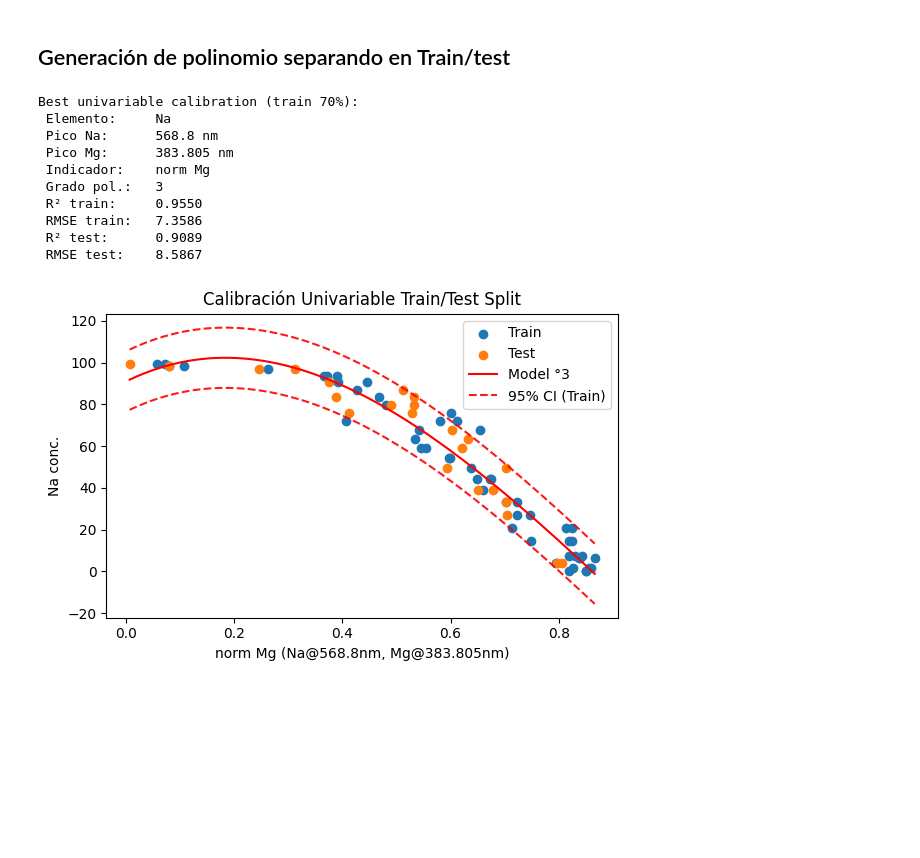
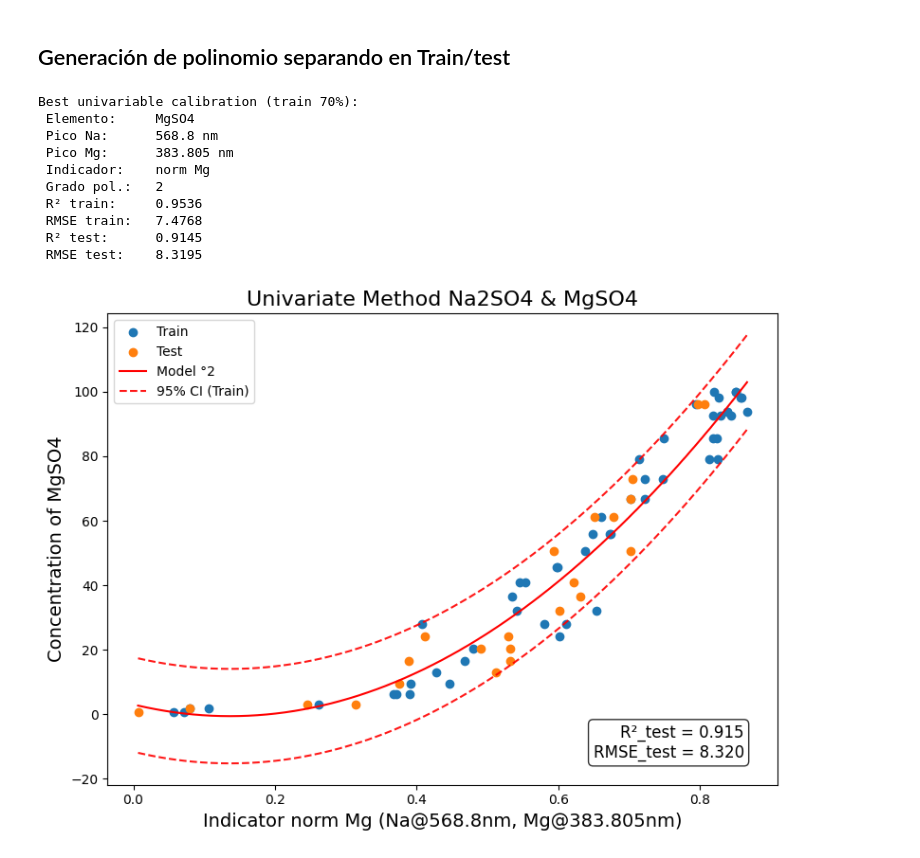
Before and after one commit to elsamoreno/LIBS_QUANTIFICATION_INTA, a Jupyter notebook: Machine Learning/Univariable.ipynb, the cells around one changed output. Saved outputs shown, nothing was run; the diff lists cells and outputs as text; code cells hidden in the pictures; blank space fills up the shorter version.

```diff
--- a/Machine Learning/Univariable.ipynb
+++ b/Machine Learning/Univariable.ipynb
@@ -321,7 +321,7 @@ for na_c, mg_c in itertools.product(na_centers, mg_centers):
         if np.isnan(ind_vals).any():
             continue
 
-        for elm_idx, elm_name in enumerate(['Na','Mg']):
+        for elm_idx, elm_name in enumerate(['Na2SO4','MgSO4']):
             y = conc[:, elm_idx]
             x = ind_vals
 
@@ -354,9 +354,9 @@ for na_c, mg_c in itertools.product(na_centers, mg_centers):
                     'x_te':      x_te, 'y_te': y_te, 'y_te_pred': y_te_pred,
                 })
 # %%
-#Selección del mejor según R²_train
-results.sort(key=lambda r: (-r['r2_train'], r['rmse_train']))
-best = results[0]
+#Selección del mejor según R²_test
+results.sort(key=lambda r: (-r['r2_test'], r['rmse_test']))
+best = results[1]
 
 print(f"\nBest univariable calibration (train {train_ratio*100:.0f}%):")
 print(f" Elemento:     {best['element']}")
@@ -370,41 +370,58 @@ print(f" R² test:      {best['r2_test']:.4f}")
 print(f" RMSE test:    {best['rmse_test']:.4f}")
 # %% [output]
 Best univariable calibration (train 70%):
- Elemento:     Na
+ Elemento:     MgSO4
  Pico Na:      568.8 nm
  Pico Mg:      383.805 nm
  Indicador:    norm Mg
- Grado pol.:   3
- R² train:     0.9550
- RMSE train:   7.3586
- R² test:      0.9089
- RMSE test:    8.5867
+ Grado pol.:   2
+ R² train:     0.9536
+ RMSE train:   7.4768
+ R² test:      0.9145
+ RMSE test:    8.3195
 # %%
 x_tr = best['x_tr']; y_tr = best['y_tr']
 x_te = best['x_te']; y_te = best['y_te']
 x_curve = np.linspace(min(x_tr.min(),x_te.min()),
                       max(x_tr.max(),x_te.max()), 200)
 # Plot train vs test y curva final
 rmse   = best['rmse_train']
 # calculo banda de confianza ~ ±1.96·RMSE
 ci = 1.96 * rmse
 pf = PolynomialFeatures(best['degree'], include_bias=True)
 Xp_curve = pf.fit_transform(x_curve.reshape(-1,1))
 y_curve = best['model'].predict(Xp_curve)
 
-plt.figure(figsize=(6,4))
+plt.figure(figsize=(8,6))
 plt.scatter(x_tr, y_tr, label='Train', color='C0')
 plt.scatter(x_te, y_te, label='Test',  color='C1')
 plt.plot(x_curve, y_curve, 'r-', label=f"Model °{best['degree']}")
 # bandas de confianza al 95%
 plt.plot(x_curve, y_curve + ci, '--', alpha=0.9, label='95% CI (Train)', color = 'Red')
 plt.plot(x_curve, y_curve - ci, '--', alpha=0.9,color = 'Red')
 
-plt.xlabel(f"{best['indicator']} (Na@{best['na_peak']}nm, Mg@{best['mg_peak']}nm)")
-plt.ylabel(f"{best['element']} conc.")
-plt.title("Calibración Univariable Train/Test Split")
+plt.xlabel(f"Indicator {best['indicator']} (Na@{best['na_peak']}nm, Mg@{best['mg_peak']}nm)",fontsize=14)
+plt.ylabel(f"Concentration of {best['element']}",fontsize=14)
+plt.title("Univariate Method Na2SO4 & MgSO4",fontsize=16)
 plt.legend()
+# Prepara el texto con R² y RMSE de test
+text_str = (
+    f"R²_test = {best['r2_test']:.3f}\n"
+    f"RMSE_test = {best['rmse_test']:.3f}"
+)
+
+# Colócalo en la esquina inferior izquierda en coordenadas relativas
+plt.gca().text(
+    0.95, 0.05, text_str,
+    transform=plt.gca().transAxes,
+    va='bottom', ha='right',
+    fontsize=12,
+    bbox=dict(boxstyle="round,pad=0.3", facecolor="white", alpha=0.8)
+)
+max_x = max(x_tr.max(), x_te.max())
+#plt.xlim(0, max_x)
+#plt.ylim(0, 100)
 plt.tight_layout()
 plt.show()
 # %% [output]
-[figure, old version]
+[figure, new version]
```
Also changed, not shown: 11 other files.
